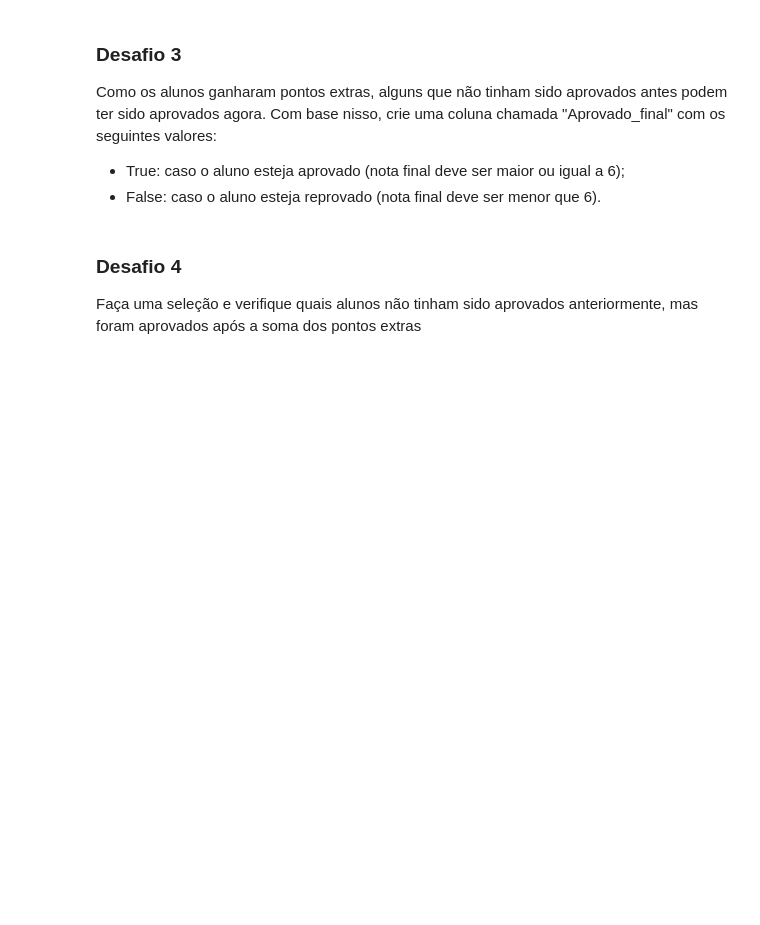
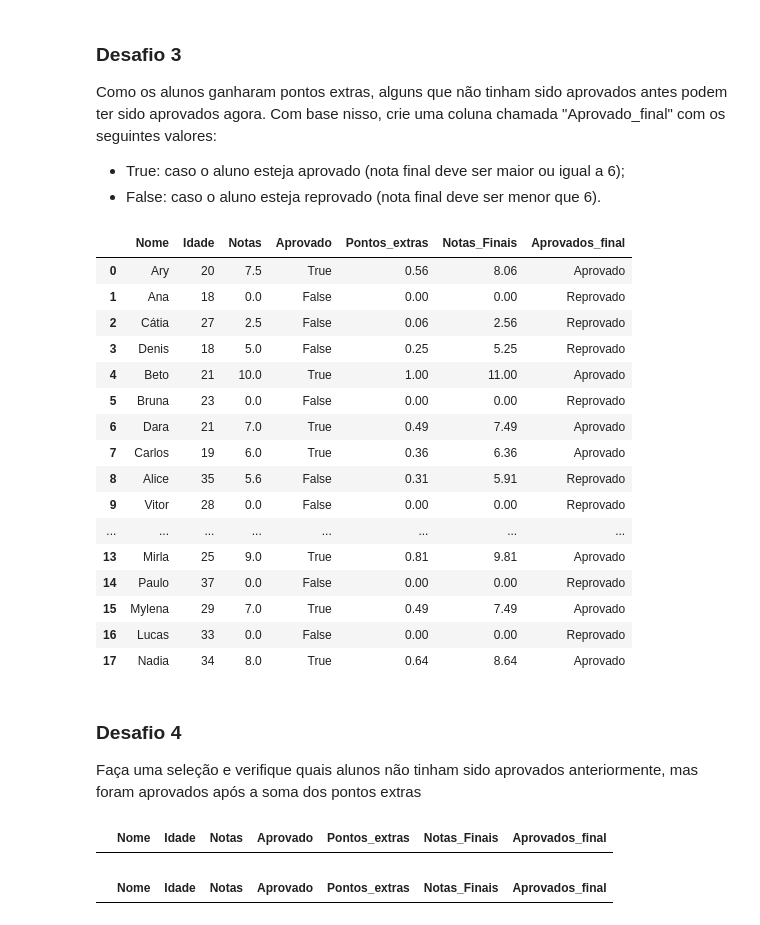
Before and after one commit to Du442/Alura-courses, a Jupyter notebook: ai_studies/pandas/desafios.ipynb, the cells around one changed output. Cells and saved outputs as stored; diff of their text form; code cells hidden in the pictures; blank space fills up the shorter version.

```diff
--- a/ai_studies/pandas/desafios.ipynb
+++ b/ai_studies/pandas/desafios.ipynb
@@ -281,3 +431,10 @@ Importe novamente o arquivo [**alunos.csv**](https://raw.githubusercontent.com/a
 # %% [markdown]
 ### Desafio 1
 Os alunos participaram de uma atividade extracurricular e ganharam pontos extras. Esses pontos extras correspondem a 40% da nota atual de cada um deles. Com base nisso, crie uma coluna chamada "Pontos_extras" que contenha os pontos extras de cada aluno, ou seja, 40% da nota atual deles
+# %%
+pontos_extras = round(df['Notas'] * (df['Notas'] / 100), 2)
+
+df['Pontos_extras'] = pontos_extras
+# %%
+df = df.fillna(0)
+df
@@ -284,3 +459,5 @@ Os alunos participaram de uma atividade extracurricular e ganharam pontos extras
 # %% [markdown]
 ### Desafio 2
 Crie mais uma coluna, chamada "Notas_finais" que possua as notas de cada aluno somada com os pontos extras
+# %%
+df['Notas_Finais'] = df['Notas'] + df['Pontos_extras']
@@ -290,6 +487,37 @@ Como os alunos ganharam pontos extras, alguns que não tinham sido aprovados ant
 
 * True: caso o aluno esteja aprovado (nota final deve ser maior ou igual a 6);
 * False: caso o aluno esteja reprovado (nota final deve ser menor que 6).
+# %%
+df['Aprovados_final'] = df['Notas_Finais'].apply(lambda x: "Aprovado" if x >= 6 else "Reprovado")
+# %%
+df
+# %% [output]
+|  | Nome | Idade | Notas | Aprovado | Pontos_extras | Notas_Finais | Aprovados_final |
+| 0 | Ary | 20 | 7.5 | True | 0.56 | 8.06 | Aprovado |
+| 1 | Ana | 18 | 0.0 | False | 0.00 | 0.00 | Reprovado |
+| 2 | Cátia | 27 | 2.5 | False | 0.06 | 2.56 | Reprovado |
+| 3 | Denis | 18 | 5.0 | False | 0.25 | 5.25 | Reprovado |
+| 4 | Beto | 21 | 10.0 | True | 1.00 | 11.00 | Aprovado |
+| 5 | Bruna | 23 | 0.0 | False | 0.00 | 0.00 | Reprovado |
+| 6 | Dara | 21 | 7.0 | True | 0.49 | 7.49 | Aprovado |
+| 7 | Carlos | 19 | 6.0 | True | 0.36 | 6.36 | Aprovado |
+| 8 | Alice | 35 | 5.6 | False | 0.31 | 5.91 | Reprovado |
+| 9 | Vitor | 28 | 0.0 | False | 0.00 | 0.00 | Reprovado |
+| ... | ... | ... | ... | ... | ... | ... | ... |
+| 13 | Mirla | 25 | 9.0 | True | 0.81 | 9.81 | Aprovado |
+| 14 | Paulo | 37 | 0.0 | False | 0.00 | 0.00 | Reprovado |
+| 15 | Mylena | 29 | 7.0 | True | 0.49 | 7.49 | Aprovado |
+| 16 | Lucas | 33 | 0.0 | False | 0.00 | 0.00 | Reprovado |
+| 17 | Nadia | 34 | 8.0 | True | 0.64 | 8.64 | Aprovado |
 # %% [markdown]
 ### Desafio 4
 Faça uma seleção e verifique quais alunos não tinham sido aprovados anteriormente, mas foram aprovados após a soma dos pontos extras
+# %%
+df.query('Aprovado == False & Aprovados_final == True')
+# %% [output]
+|  | Nome | Idade | Notas | Aprovado | Pontos_extras | Notas_Finais | Aprovados_final |
+# %%
+selecao = (df['Aprovado'] == False) & (df['Aprovados_final'] == True)
+df[selecao]
+# %% [output]
+|  | Nome | Idade | Notas | Aprovado | Pontos_extras | Notas_Finais | Aprovados_final |
```
Also changed, not shown: parts of 23 cells of this notebook, 4 other files.
